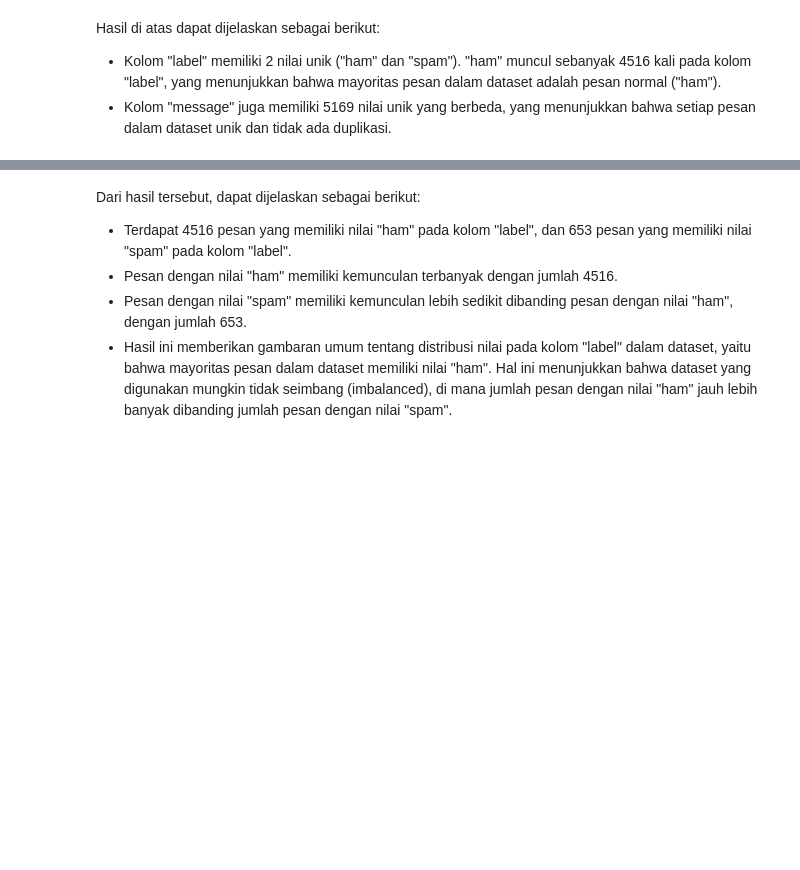
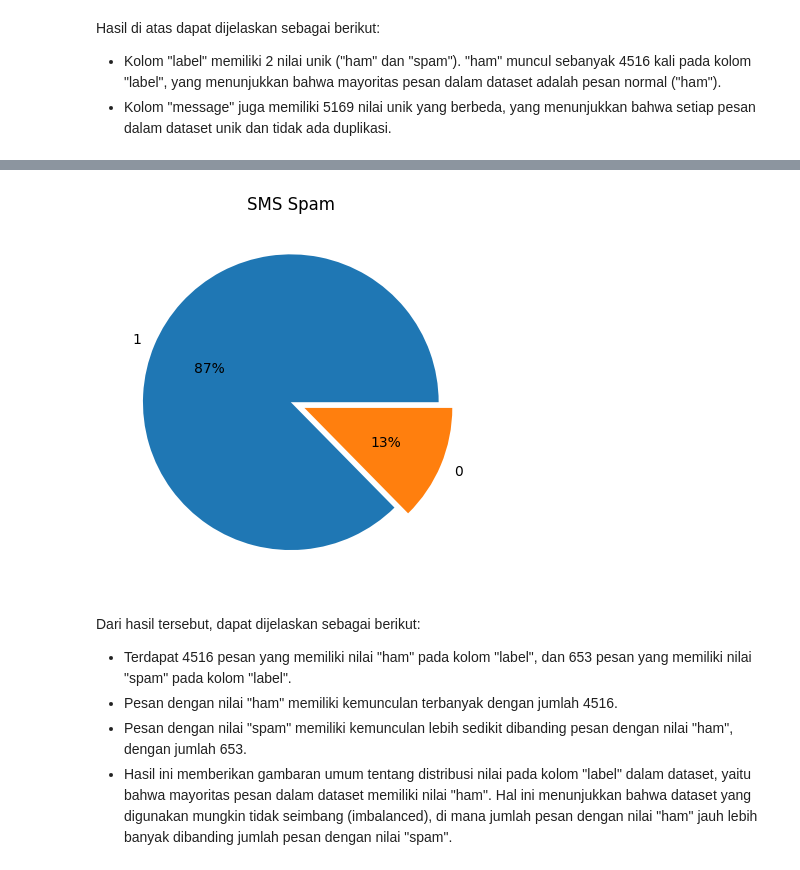
Before and after one commit to dayuima/sms_spam_prediction_nlp, a Jupyter notebook: h8dsft_P2M2_dayuima.ipynb, the cells around one changed output, grey strips where cells are left out. Cells and saved outputs as stored; diff of their text form; code cells hidden in the pictures; blank space fills up the shorter version.

```diff
--- a/h8dsft_P2M2_dayuima.ipynb
+++ b/h8dsft_P2M2_dayuima.ipynb
@@ -174,3 +288,9 @@ plt.title('Number of ham and spam messages')
+# %%
+plt.pie(df['label'].value_counts(),labels = [1,0], autopct='%.0f%%', explode=[0,0.1])
+plt.title('SMS Spam')
+plt.show()
+# %% [output]
+[figure, added]
 # %% [markdown]
 Dari hasil tersebut, dapat dijelaskan sebagai berikut:
 - Terdapat 4516 pesan yang memiliki nilai "ham" pada kolom "label", dan 653 pesan yang memiliki nilai "spam" pada kolom "label".
```
Also changed, not shown: parts of 56 cells of this notebook, 1 other file.
